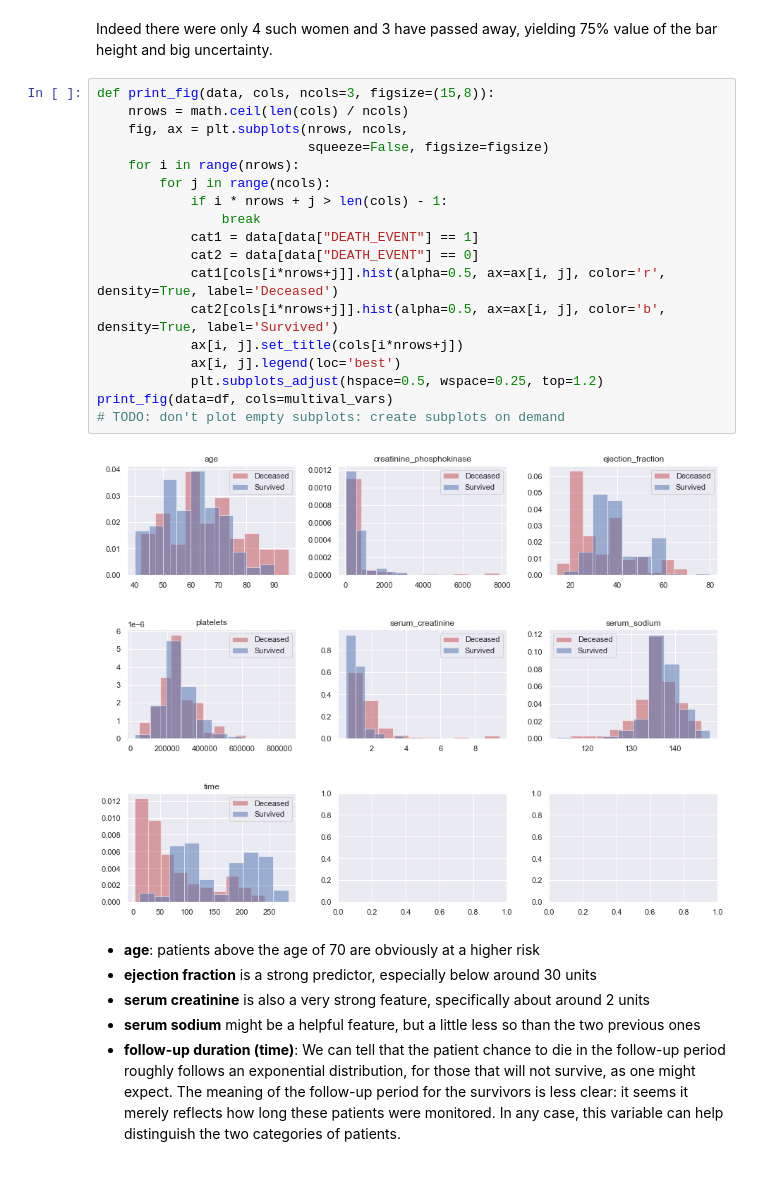
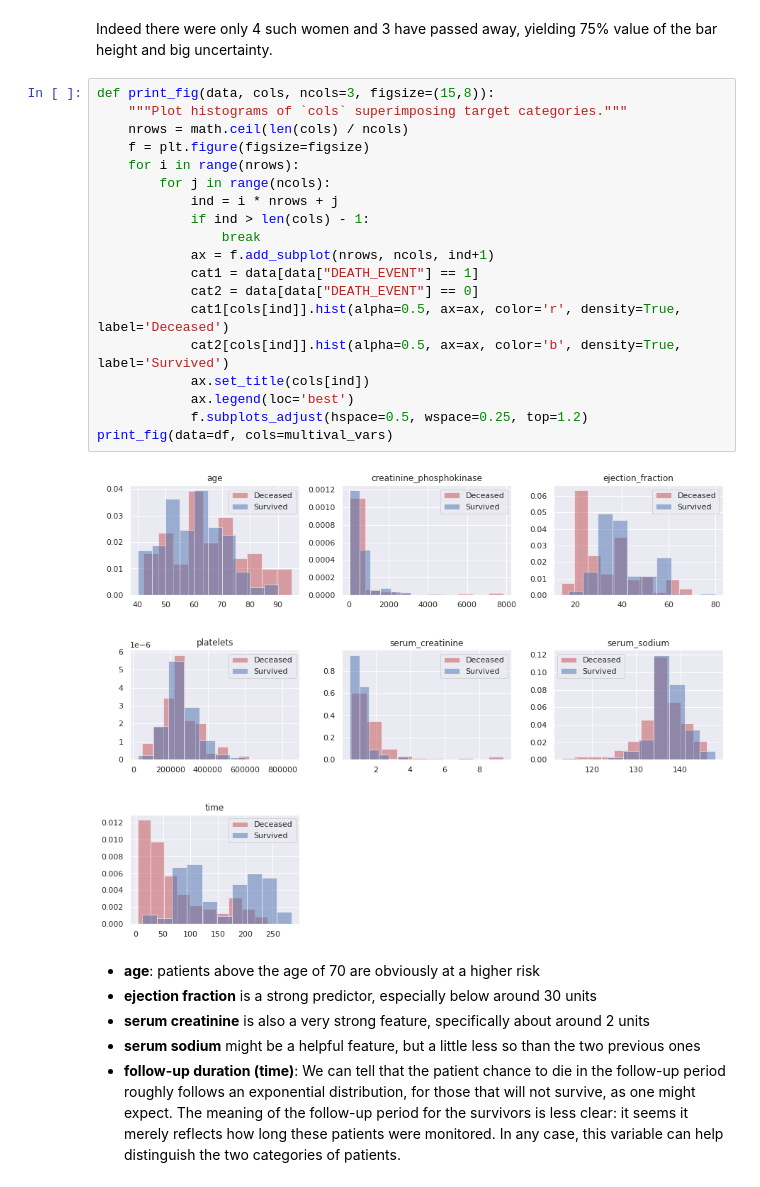
Before and after one commit to dgerstel/HeartFailurePrediction, a Jupyter notebook: jupyter/Heart Failure Prediction.ipynb, the cells around one changed output. Cells and saved outputs as stored; diff of their text form.

```diff
--- a/jupyter/Heart Failure Prediction.ipynb
+++ b/jupyter/Heart Failure Prediction.ipynb
@@ -71,24 +70,25 @@ Name: DEATH_EVENT, dtype: int64
 Indeed there were only 4 such women and 3 have passed away, yielding 75% value of the bar height and big uncertainty.
 # %%
 def print_fig(data, cols, ncols=3, figsize=(15,8)):
+    """Plot histograms of `cols` superimposing target categories."""
     nrows = math.ceil(len(cols) / ncols)
-    fig, ax = plt.subplots(nrows, ncols,
-                           squeeze=False, figsize=figsize)
+    f = plt.figure(figsize=figsize)
     for i in range(nrows):
         for j in range(ncols):
-            if i * nrows + j > len(cols) - 1:
+            ind = i * nrows + j
+            if ind > len(cols) - 1:
                 break
+            ax = f.add_subplot(nrows, ncols, ind+1)
             cat1 = data[data["DEATH_EVENT"] == 1]
             cat2 = data[data["DEATH_EVENT"] == 0]
-            cat1[cols[i*nrows+j]].hist(alpha=0.5, ax=ax[i, j], color='r', density=True, label='Deceased')
-            cat2[cols[i*nrows+j]].hist(alpha=0.5, ax=ax[i, j], color='b', density=True, label='Survived')
-            ax[i, j].set_title(cols[i*nrows+j])
-            ax[i, j].legend(loc='best')
-            plt.subplots_adjust(hspace=0.5, wspace=0.25, top=1.2)
+            cat1[cols[ind]].hist(alpha=0.5, ax=ax, color='r', density=True, label='Deceased')
+            cat2[cols[ind]].hist(alpha=0.5, ax=ax, color='b', density=True, label='Survived')
+            ax.set_title(cols[ind])
+            ax.legend(loc='best')
+            f.subplots_adjust(hspace=0.5, wspace=0.25, top=1.2)
 print_fig(data=df, cols=multival_vars)
-# TODO: don't plot empty subplots: create subplots on demand
 # %% [output]
-[figure, old version]
+[figure, new version]
 # %% [markdown]
 - **age**: patients above the age of 70 are obviously at a higher risk
 - **ejection fraction** is a strong predictor, especially below around 30 units
```
Also changed, not shown: parts of 8 cells of this notebook.
